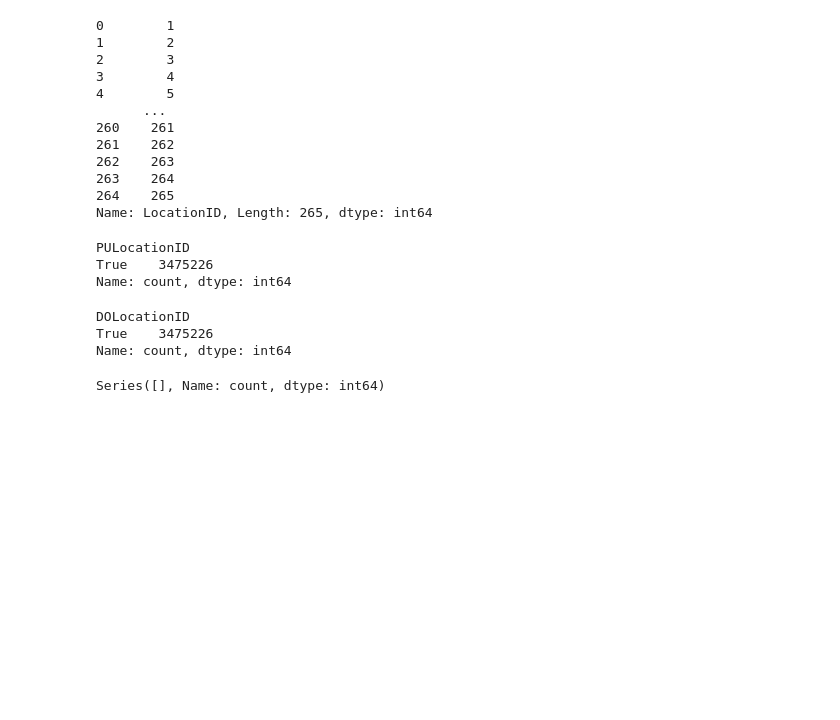
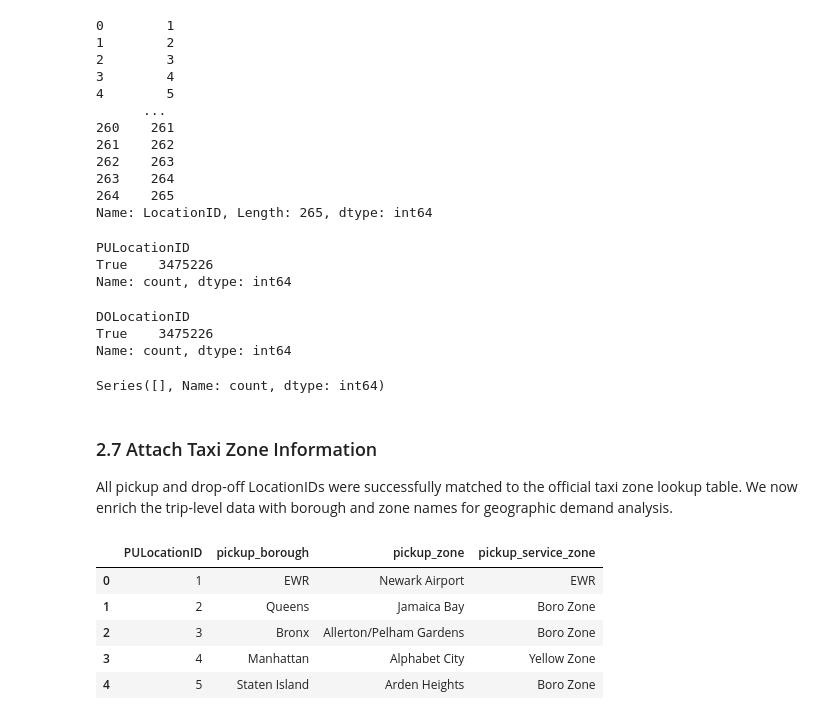
Before and after one commit to Chris316-git/nyc-taxi-demand-analysis, a Jupyter notebook: notebook/01_data_understanding.ipynb, the cells around one changed output. Drawn from its saved outputs; the diff is of its cells as text; code cells hidden in the pictures; blank space fills up the shorter version.

Commit message:
Complete data understanding and cleaning workflow

```diff
--- a/notebook/01_data_understanding.ipynb
+++ b/notebook/01_data_understanding.ipynb
@@ -545,3 +545,7 @@ Name: count, dtype: int64
 df.loc[~df["PULocationID"].isin(zones["LocationID"]), "PULocationID"].value_counts()
 # %% [output]
 Series([], Name: count, dtype: int64)
+# %% [markdown]
+### 2.7 Attach Taxi Zone Information
+
+All pickup and drop-off LocationIDs were successfully matched to the official taxi zone lookup table. We now enrich the trip-level data with borough and zone names for geographic demand analysis.
@@ -547,0 +561,9 @@ Series([], Name: count, dtype: int64)
+# %%
+pickup_zones.head()
+# %% [output]
+|  | PULocationID | pickup_borough | pickup_zone | pickup_service_zone |
+| 0 | 1 | EWR | Newark Airport | EWR |
+| 1 | 2 | Queens | Jamaica Bay | Boro Zone |
+| 2 | 3 | Bronx | Allerton/Pelham Gardens | Boro Zone |
+| 3 | 4 | Manhattan | Alphabet City | Yellow Zone |
+| 4 | 5 | Staten Island | Arden Heights | Boro Zone |
```
Also changed, not shown: parts of 20 cells of this notebook, 1 other file.
